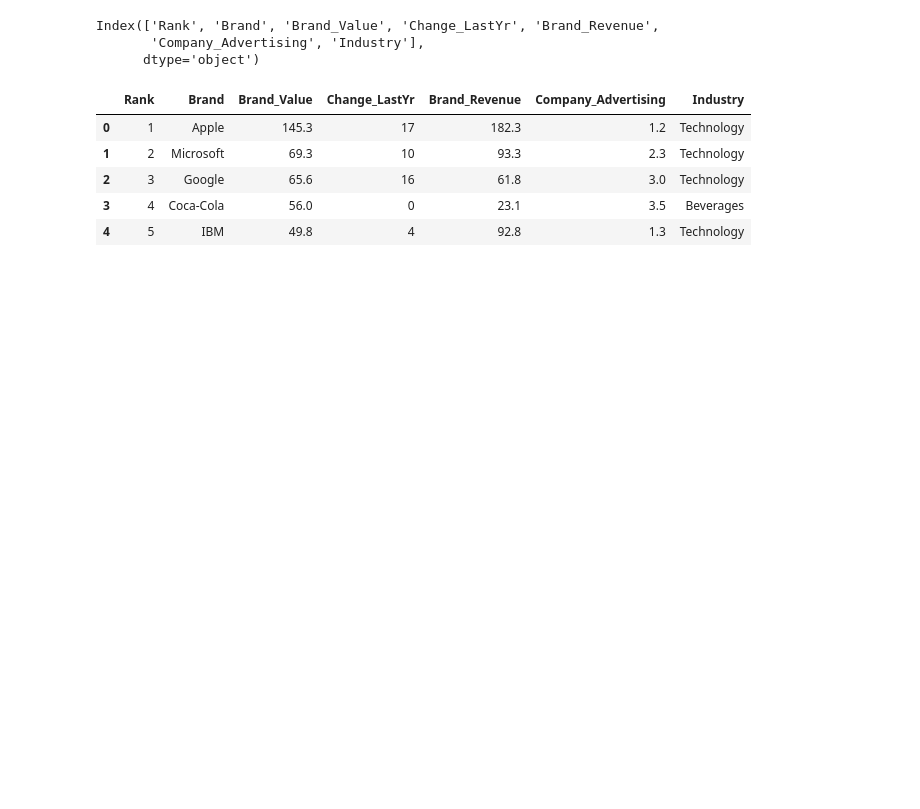
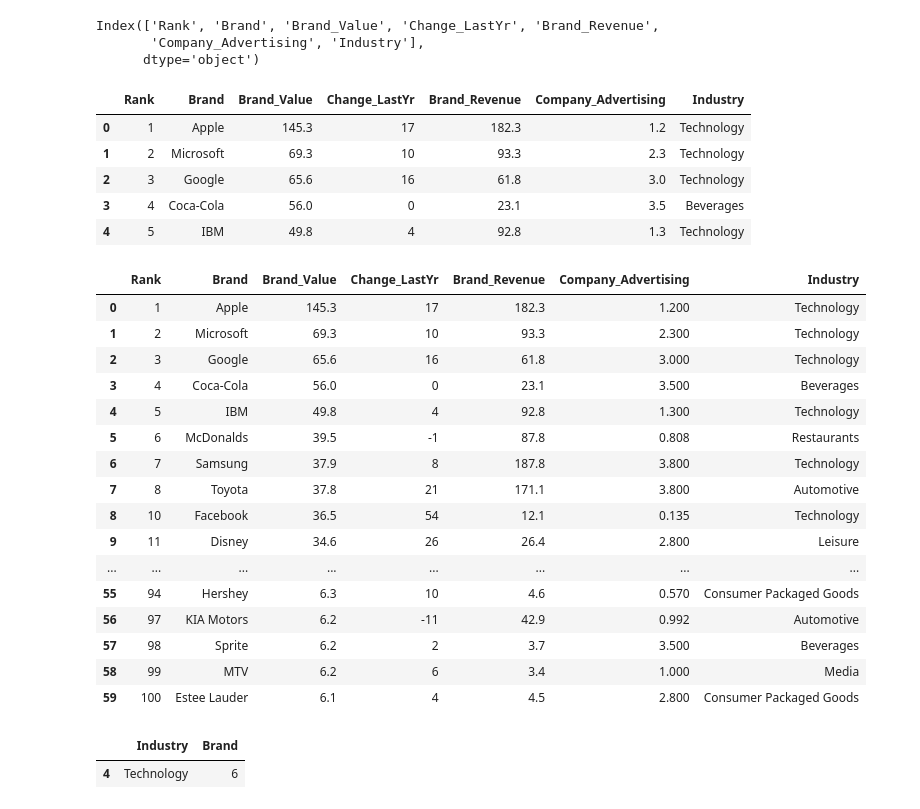
Before and after one commit to varunparmar32/Assignment-DataAnalysis, a Jupyter notebook: Untitled6.ipynb, the cells around one changed output. Saved outputs shown, nothing was run; the diff lists cells and outputs as text; code cells hidden in the pictures; blank space fills up the shorter version.

```diff
--- a/Untitled6.ipynb
+++ b/Untitled6.ipynb
@@ -15,3 +15,34 @@ df_csv.head()
 | 2 | 3 | Google | 65.6 | 16 | 61.8 | 3.0 | Technology |
 | 3 | 4 | Coca-Cola | 56.0 | 0 | 23.1 | 3.5 | Beverages |
 | 4 | 5 | IBM | 49.8 | 4 | 92.8 | 1.3 | Technology |
+# %%
+import numpy as np
+import pandas as pd
+#import the dataset
+df=pd.read_csv("/content/brand_details.csv", sep="\,")
+pd.set_option("display.max_rows", df.shape[0]+1)
+df
+# %% [output]
+|  | Rank | Brand | Brand_Value | Change_LastYr | Brand_Revenue | Company_Advertising | Industry |
+| 0 | 1 | Apple | 145.3 | 17 | 182.3 | 1.200 | Technology |
+| 1 | 2 | Microsoft | 69.3 | 10 | 93.3 | 2.300 | Technology |
+| 2 | 3 | Google | 65.6 | 16 | 61.8 | 3.000 | Technology |
+| 3 | 4 | Coca-Cola | 56.0 | 0 | 23.1 | 3.500 | Beverages |
+| 4 | 5 | IBM | 49.8 | 4 | 92.8 | 1.300 | Technology |
+| 5 | 6 | McDonalds | 39.5 | -1 | 87.8 | 0.808 | Restaurants |
+| 6 | 7 | Samsung | 37.9 | 8 | 187.8 | 3.800 | Technology |
+| 7 | 8 | Toyota | 37.8 | 21 | 171.1 | 3.800 | Automotive |
+| 8 | 10 | Facebook | 36.5 | 54 | 12.1 | 0.135 | Technology |
+| 9 | 11 | Disney | 34.6 | 26 | 26.4 | 2.800 | Leisure |
+| ... | ... | ... | ... | ... | ... | ... | ... |
+| 55 | 94 | Hershey | 6.3 | 10 | 4.6 | 0.570 | Consumer Packaged Goods |
+| 56 | 97 | KIA Motors | 6.2 | -11 | 42.9 | 0.992 | Automotive |
+| 57 | 98 | Sprite | 6.2 | 2 | 3.7 | 3.500 | Beverages |
+| 58 | 99 | MTV | 6.2 | 6 | 3.4 | 1.000 | Media |
+| 59 | 100 | Estee Lauder | 6.1 | 4 | 4.5 | 2.800 | Consumer Packaged Goods |
+# %%
+df_csv = df[df['Brand_Revenue'] > 80].groupby(['Industry'], as_index = False)['Brand'].count()
+df_csv[df_csv['Brand'] == df_csv['Brand'].max()]
+# %% [output]
+|  | Industry | Brand |
+| 4 | Technology | 6 |
```
Also changed, not shown: parts of 3 cells of this notebook.
